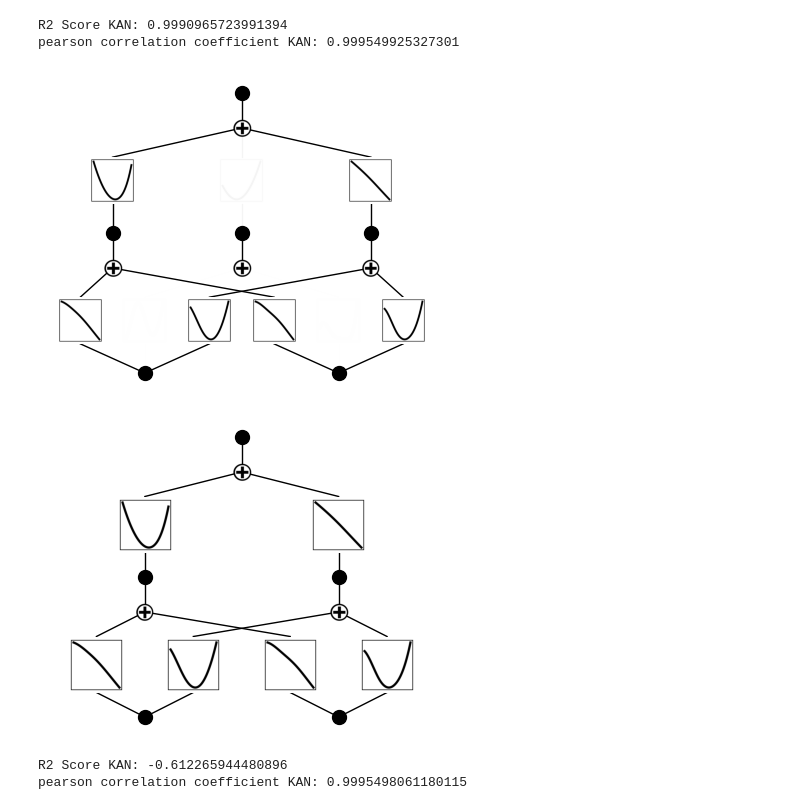
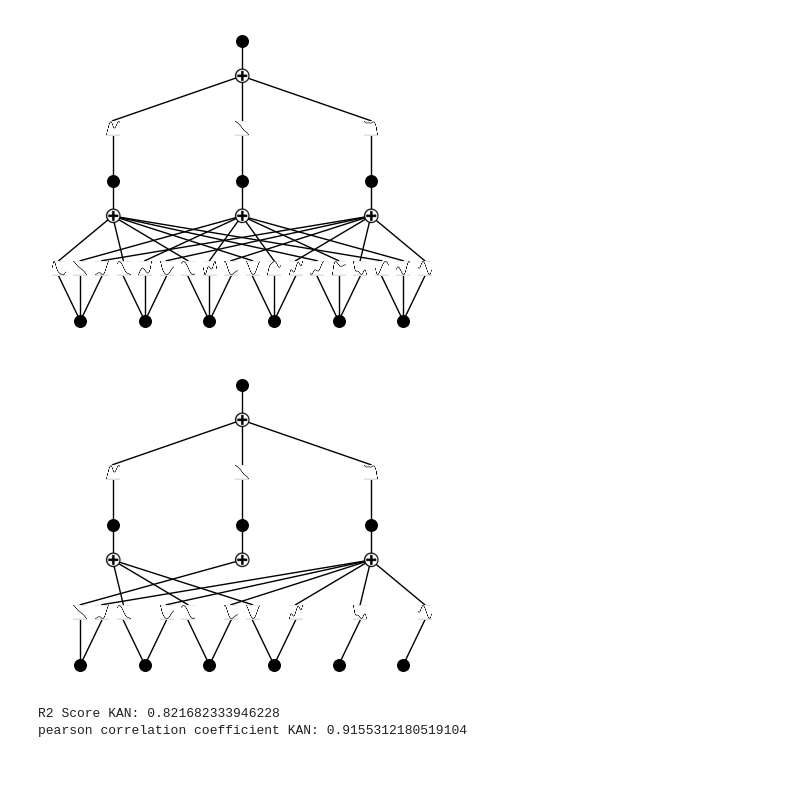
Before and after one commit to MGTUc/KANinitialization, a Jupyter notebook: kan/initializationExperiments/benchmark/functionExtractionTest.ipynb, the cells around one changed output. Saved outputs shown, nothing was run; the diff lists cells and outputs as text; code cells hidden in the pictures; blank space fills up the shorter version.

```diff
--- a/kan/initializationExperiments/benchmark/functionExtractionTest.ipynb
+++ b/kan/initializationExperiments/benchmark/functionExtractionTest.ipynb
@@ -31,8 +31,8 @@ def R2(preds, targets):
 # %%
 seed = 42
 symbols, _, func, ranges = get_feynman_dataset("I.12.1")
-train_path = Path('../../../feynmanDataset/train/I.12.1_train.csv')
-test_path = Path('../../../feynmanDataset/test/I.12.1_test.csv')
+train_path = Path('../../../feynmanDataset/train/II.11.17_train.csv')
+test_path = Path('../../../feynmanDataset/test/II.11.17_test.csv')
 
 
 train_df = pd.read_csv(train_path, header=None)
@@ -47,7 +47,8 @@ torch.manual_seed(seed)
 np.random.seed(seed)
 random.seed(seed)
 # kan =KAN(width=[[len(symbols),0],[2,2],[1,0]], grid=3, k=3, seed=42, device=device)
-kan =KAN(width=[2,2,1], grid=3, k=3, seed=seed, device=device, auto_save=False, affine_trainable=True)
+
+kan =KAN(width=[X_train.size()[1],3,1], grid=3, k=3, seed=seed, device=device, auto_save=False, affine_trainable=True)
 
 kanFitLoss1 = kan.fit(dataset, opt="LBFGS", steps=75, lamb=0.001);
 kan.plot()
@@ -64,28 +72,20 @@ plt.show()
-# %%
-y_pred_kan = kan(dataset['test_input'])
-R2_score_kan = R2(y_pred_kan, dataset['test_label']).item()
-r_score_kan = torch.sqrt(r2(y_pred_kan, dataset['test_label'])).item()
-print(f"R2 Score KAN: {R2_score_kan}")
-print(f"pearson correlation coefficient KAN: {r_score_kan}")
-# %% [output]
-R2 Score KAN: 0.9990965723991394
-pearson correlation coefficient KAN: 0.999549925327301
 # %%
 kan.plot(beta=1000)
-kan = kan.prune()
-kan.plot(beta=1000)
+kan2 = kan.prune()
+# kan = kan.prune_node(log_history=False)
+kan2.plot(beta=1000)
 # %% [output]
-[figure, old version]
+[figure, new version]
-[figure, old version]
+[figure, new version]
 # %%
-y_pred_kan = kan(dataset['test_input'])
+y_pred_kan = kan2(dataset['test_input'])
 R2_score_kan = R2(y_pred_kan, dataset['test_label']).item()
 r_score_kan = torch.sqrt(r2(y_pred_kan, dataset['test_label'])).item()
 print(f"R2 Score KAN: {R2_score_kan}")
 print(f"pearson correlation coefficient KAN: {r_score_kan}")
 # %% [output]
-R2 Score KAN: -0.612265944480896
-pearson correlation coefficient KAN: 0.9995498061180115
+R2 Score KAN: 0.821682333946228
+pearson correlation coefficient KAN: 0.9155312180519104
 # %%
 # Diagnose the scaling issue
 from scipy import stats
```
Also changed, not shown: parts of 7 cells of this notebook, 5 other files.
